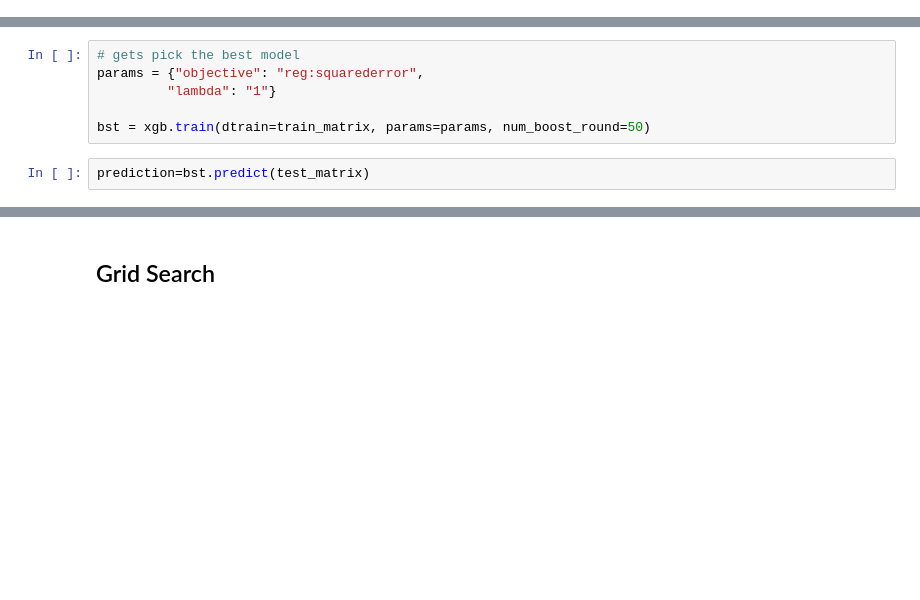
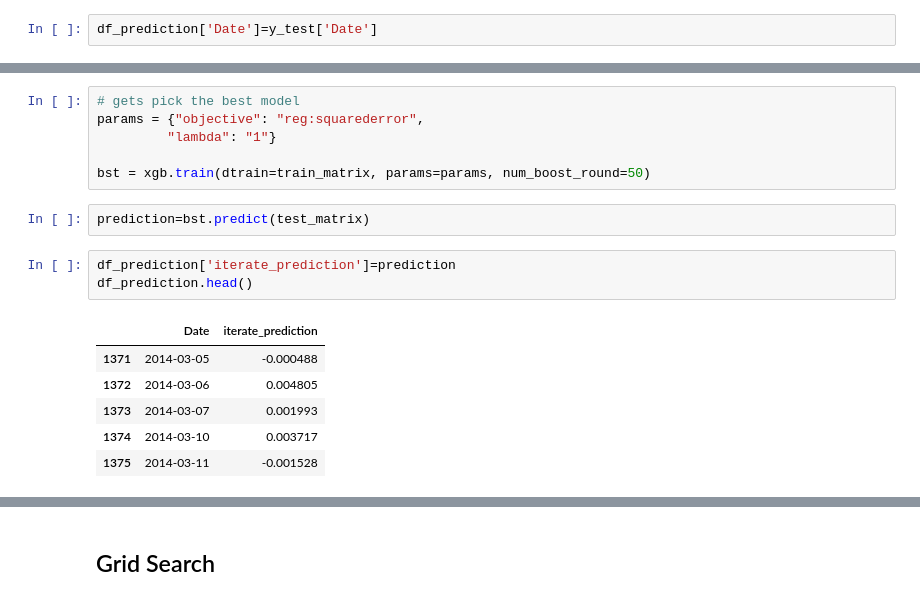
Before and after one commit to llu13701/WSP, a Jupyter notebook: day4/02_04_tree_model.ipynb, the cells around one changed output, grey strips where cells are left out. Drawn from its saved outputs; the diff is of its cells as text; blank space fills up the shorter version.

```diff
--- a/day4/02_04_tree_model.ipynb
+++ b/day4/02_04_tree_model.ipynb
@@ -75,0 +110,2 @@ X_train, X_test, y_train, y_test = train_test_split(X, y, test_size = 0.3, rando
+# %%
+df_prediction['Date']=y_test['Date']
@@ -156,6 +195,16 @@ params = {"objective": "reg:squarederror",
 bst = xgb.train(dtrain=train_matrix, params=params, num_boost_round=50)
 # %%
 prediction=bst.predict(test_matrix)
+# %%
+df_prediction['iterate_prediction']=prediction
+df_prediction.head()
+# %% [output]
+|  | Date | iterate_prediction |
+| 1371 | 2014-03-05 | -0.000488 |
+| 1372 | 2014-03-06 | 0.004805 |
+| 1373 | 2014-03-07 | 0.001993 |
+| 1374 | 2014-03-10 | 0.003717 |
+| 1375 | 2014-03-11 | -0.001528 |
 # %%
 from sklearn.metrics import mean_squared_error
 print((mean_squared_error(prediction, y_test, squared=False)))
```
Also changed, not shown: parts of 28 cells of this notebook, 20 other files.
